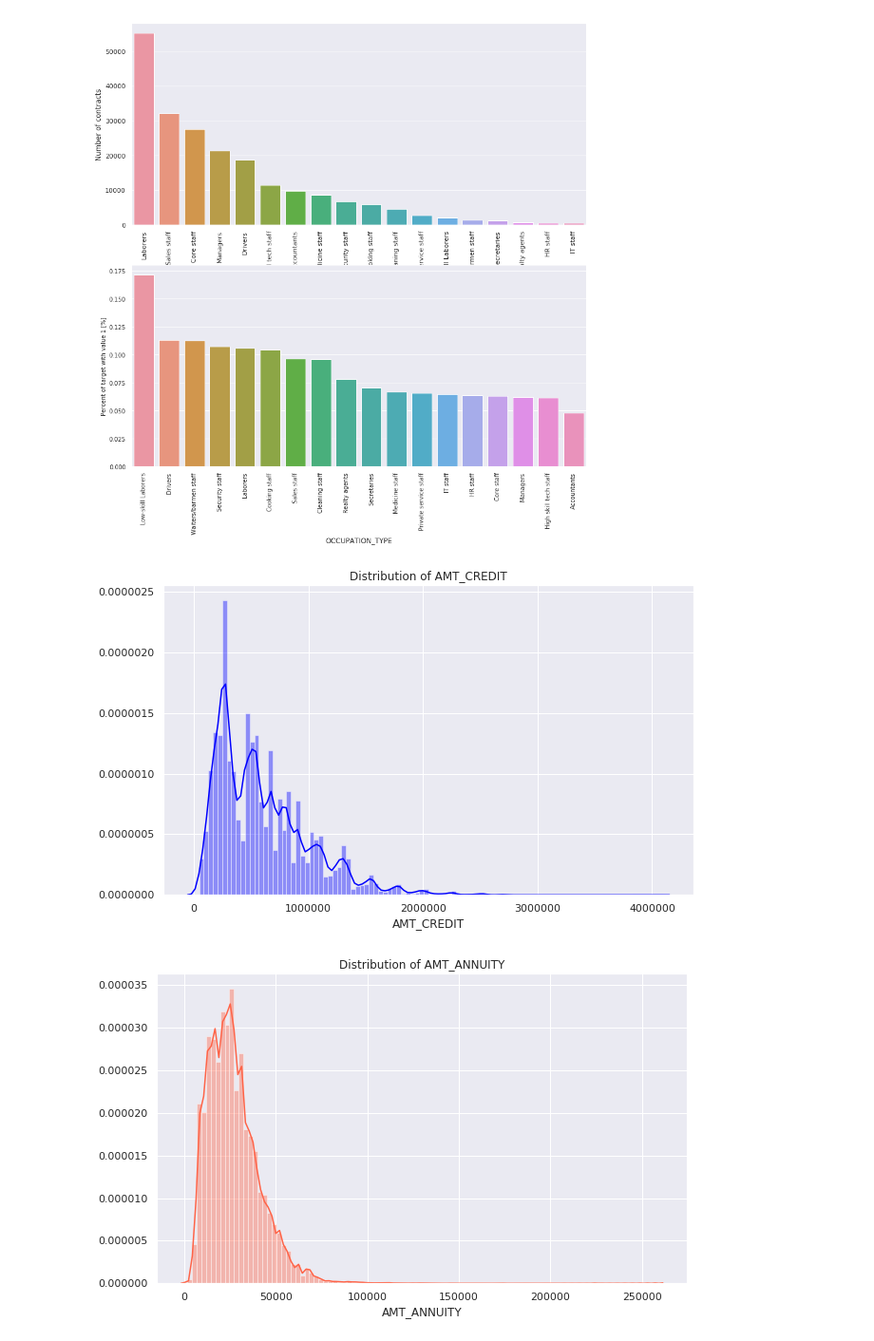
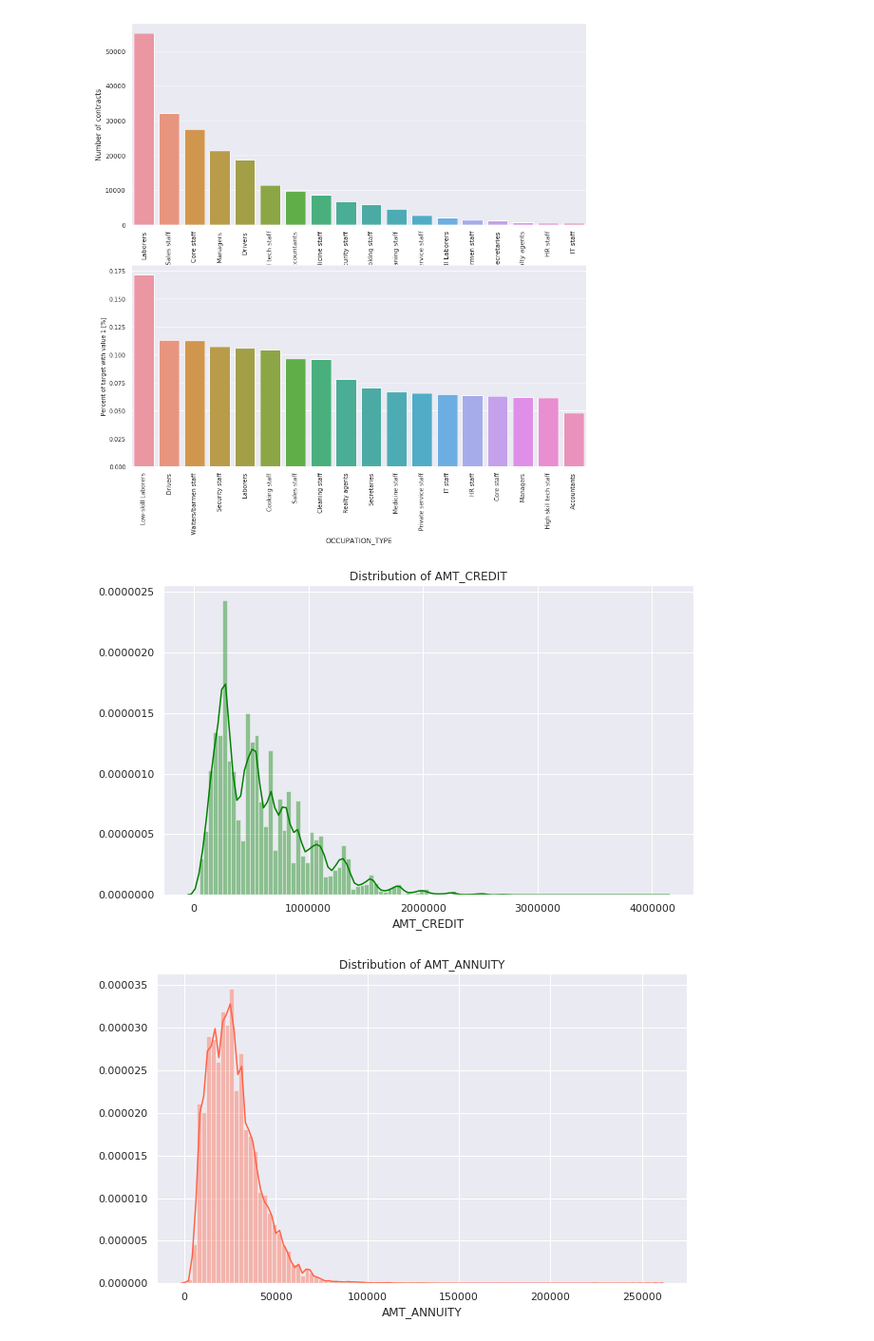
Before and after one commit to tobyfielding1/data-mining, a Jupyter notebook: src/Untitled.ipynb, the cells around one changed output. Shown at 95% size. Drawn from its saved outputs; the diff is of its cells as text; code cells hidden in the pictures.

```diff
--- a/src/Untitled.ipynb
+++ b/src/Untitled.ipynb
@@ -107,27 +85,27 @@ def plot_stats(feature, label_rotation=False, horizontal_layout=True):
 
     plt.show();
 # %%
-def plot_distribution(var):
+# def plot_distribution(var):
 
-    i = 0
-    t1 = app_train.loc[app_train['TARGET'] != 0]
-    t0 = app_train.loc[app_train['TARGET'] == 1]
+#     i = 0
+#     t1 = app_train.loc[app_train['TARGET'] != 0]
+#     t0 = app_train.loc[app_train['TARGET'] == 1]
 
-    sns.set_style('whitegrid')
-    plt.figure()
-    fig, ax = plt.subplots(2, 2, figsize=(12, 12))
+#     sns.set_style('whitegrid')
+#     plt.figure()
+#     fig, ax = plt.subplots(2, 2, figsize=(12, 12))
 
-    for feature in var:
-        i += 1
-        plt.subplot(2, 2, i)
-        sns.kdeplot(t1[feature], bw=0.5, label="TARGET = 1")
-        sns.kdeplot(t0[feature], bw=0.5, label="TARGET = 0")
-        plt.ylabel('Density plot', fontsize=12)
-        plt.xlabel(feature, fontsize=12)
-        locs, labels = plt.xticks()
-        plt.tick_params(axis='both', which='major', labelsize=12)
+#     for feature in var:
+#         i += 1
+#         plt.subplot(2, 2, i)
+#         sns.kdeplot(t1[feature], bw=0.5, label="TARGET = 1")
+#         sns.kdeplot(t0[feature], bw=0.5, label="TARGET = 0")
+#         plt.ylabel('Density plot', fontsize=12)
+#         plt.xlabel(feature, fontsize=12)
+#         locs, labels = plt.xticks()
+#         plt.tick_params(axis='both', which='major', labelsize=12)
 
-    plt.show();
+#     plt.show();
 # %% [markdown]
 Plotted the contract types of the people that currently have a credit with Home Credit. As it can be noted, the number of cash loans is substantially higher than the revolving loans, but the % of repayment of revolving loans is relatively close to the cash loans, which means there is a fairly high number of people not repaying them.
 # %%
@@ -164,7 +142,7 @@ plot_stats('OCCUPATION_TYPE', True, False)
 [figure]
 # %%
 # Plot the distribution of one feature
-def plot_distribution(feature, color):
+def plot_distribution(feature, app_train, color):
     plt.figure(figsize=(10,6))
     plt.title("Distribution of %s" % feature)
     sns.distplot(app_train[feature].dropna(), color=color, kde=True, bins=100)
@@ -191,7 +169,7 @@ def plot_distribution_comp(var, nrow = 2):
         plt.tick_params(axis ='both', which='major', labelsize=12)
     plt.show();
 # %%
-plot_distribution('AMT_CREDIT', 'blue')
+plot_distribution('AMT_CREDIT', app_train, 'green')
 # %% [output]
-[figure, old version]
+[figure, new version]
 # %%
```
Also changed, not shown: parts of 22 cells of this notebook.
